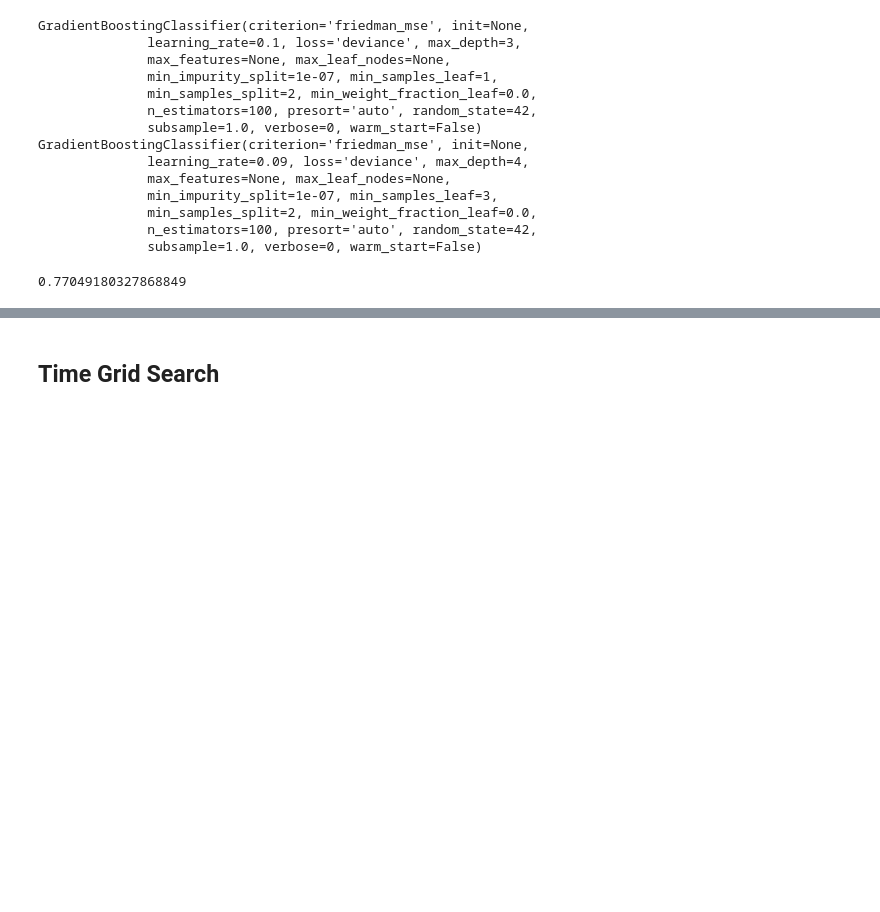
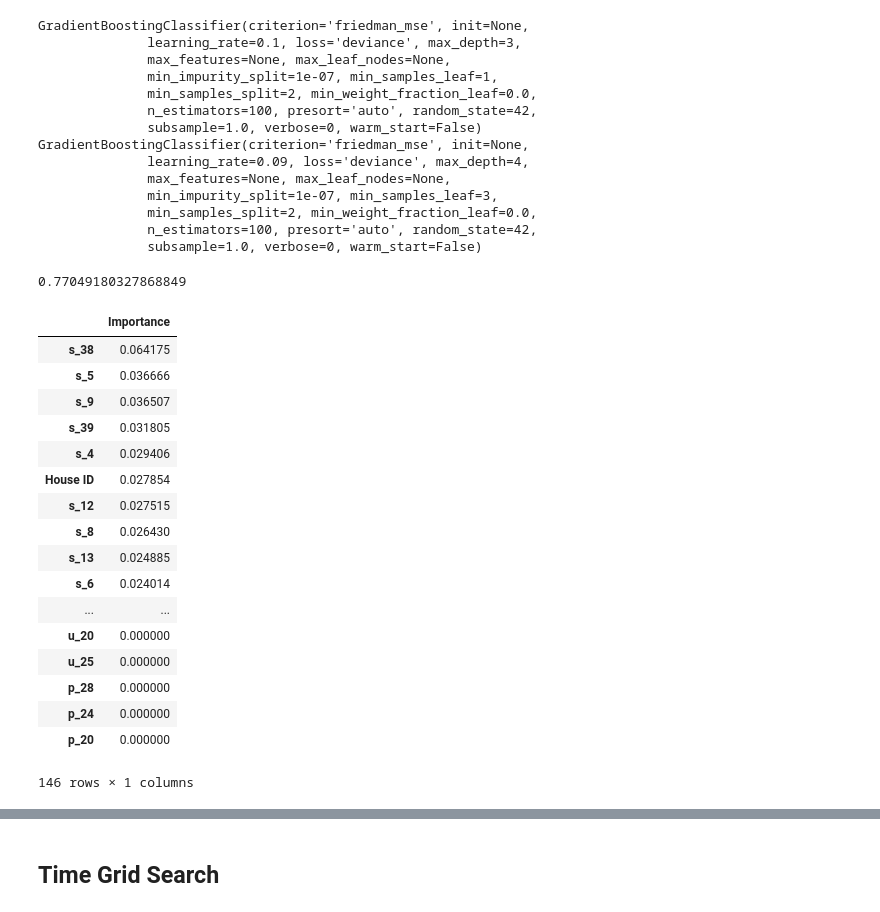
Before and after one commit to torenunez/udacity-mlnd-capstone, a Jupyter notebook: ev_capstone.ipynb, the cells around one changed output, grey strips where cells are left out. Saved outputs shown, nothing was run; the diff lists cells and outputs as text; code cells hidden in the pictures; blank space fills up the shorter version.

```diff
--- a/ev_capstone.ipynb
+++ b/ev_capstone.ipynb
@@ -585,0 +590,21 @@ GradientBoostingClassifier(criterion='friedman_mse', init=None,
+# %%
+h_importance_df.sort_values('Importance', ascending=False)
+# %% [output]
+|  | Importance |
+| s_38 | 0.064175 |
+| s_5 | 0.036666 |
+| s_9 | 0.036507 |
+| s_39 | 0.031805 |
+| s_4 | 0.029406 |
+| House ID | 0.027854 |
+| s_12 | 0.027515 |
+| s_8 | 0.026430 |
+| s_13 | 0.024885 |
+| s_6 | 0.024014 |
+| ... | ... |
+| u_20 | 0.000000 |
+| u_25 | 0.000000 |
+| p_28 | 0.000000 |
+| p_24 | 0.000000 |
+| p_20 | 0.000000 |
+146 rows × 1 columns
```
Also changed, not shown: parts of 9 cells of this notebook, 2 other files.
